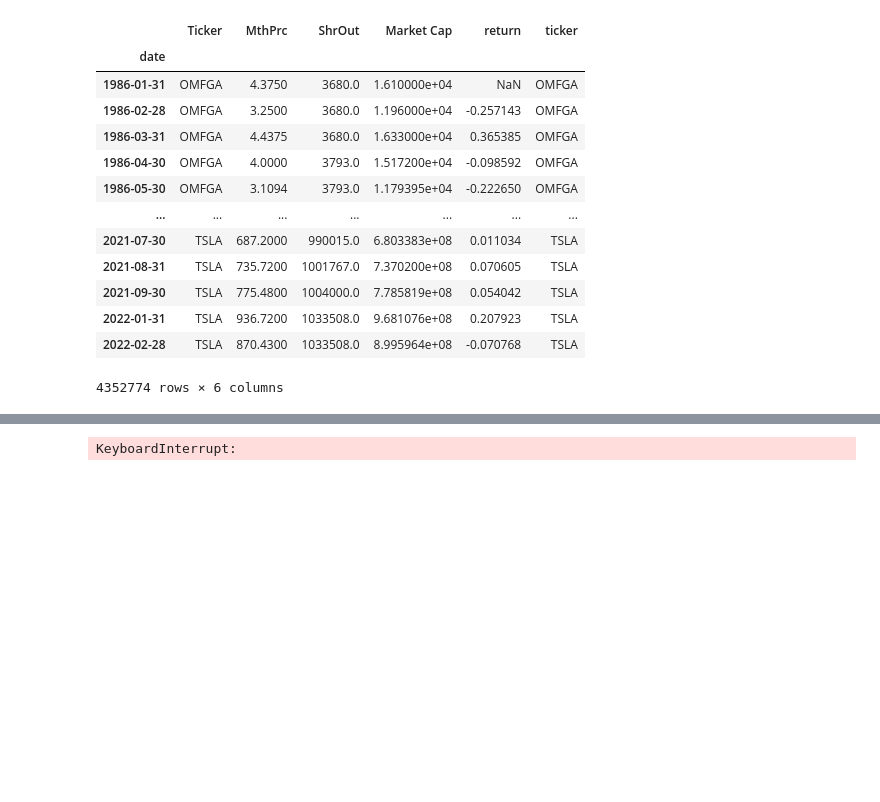
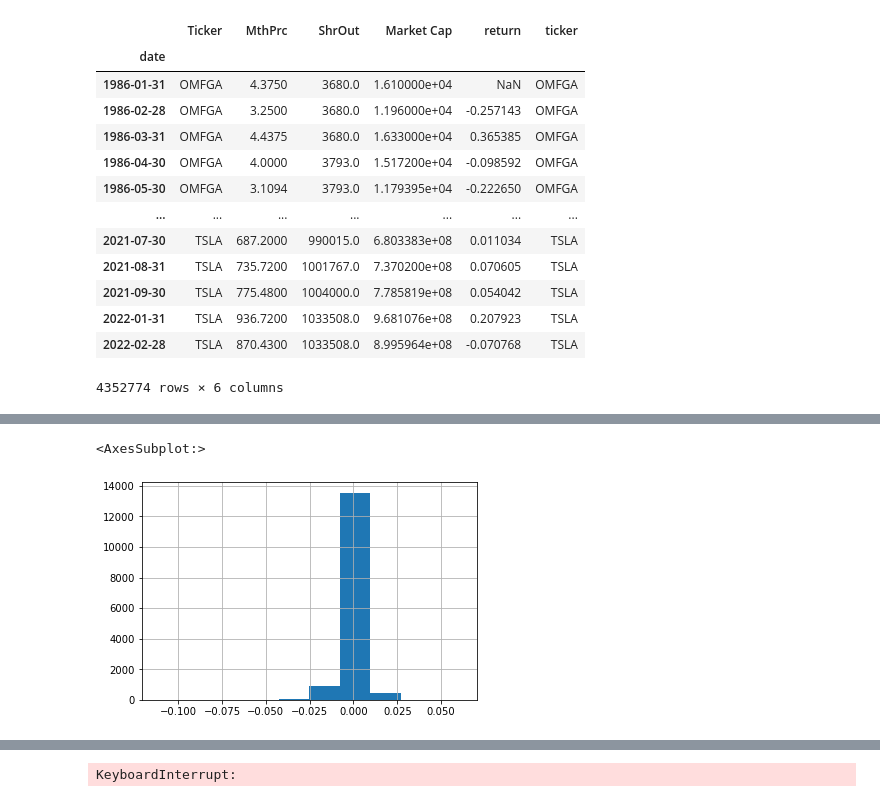
Before and after one commit to rudragarg/fama-french, a Jupyter notebook: fama_french_portfolio.ipynb, the cells around one changed output, grey strips where cells are left out. Drawn from its saved outputs; the diff is of its cells as text; code cells hidden in the pictures; blank space fills up the shorter version.

```diff
--- a/fama_french_portfolio.ipynb
+++ b/fama_french_portfolio.ipynb
@@ -344,0 +385,7 @@ returns
+# %%
+ff_all = pd.read_csv("ff_all.csv")
+# %%
+ff_all["smb"].hist()
+# %% [output]
+<AxesSubplot:>
+[figure, added]
```
Also changed, not shown: parts of 75 cells of this notebook, 1 other file.
